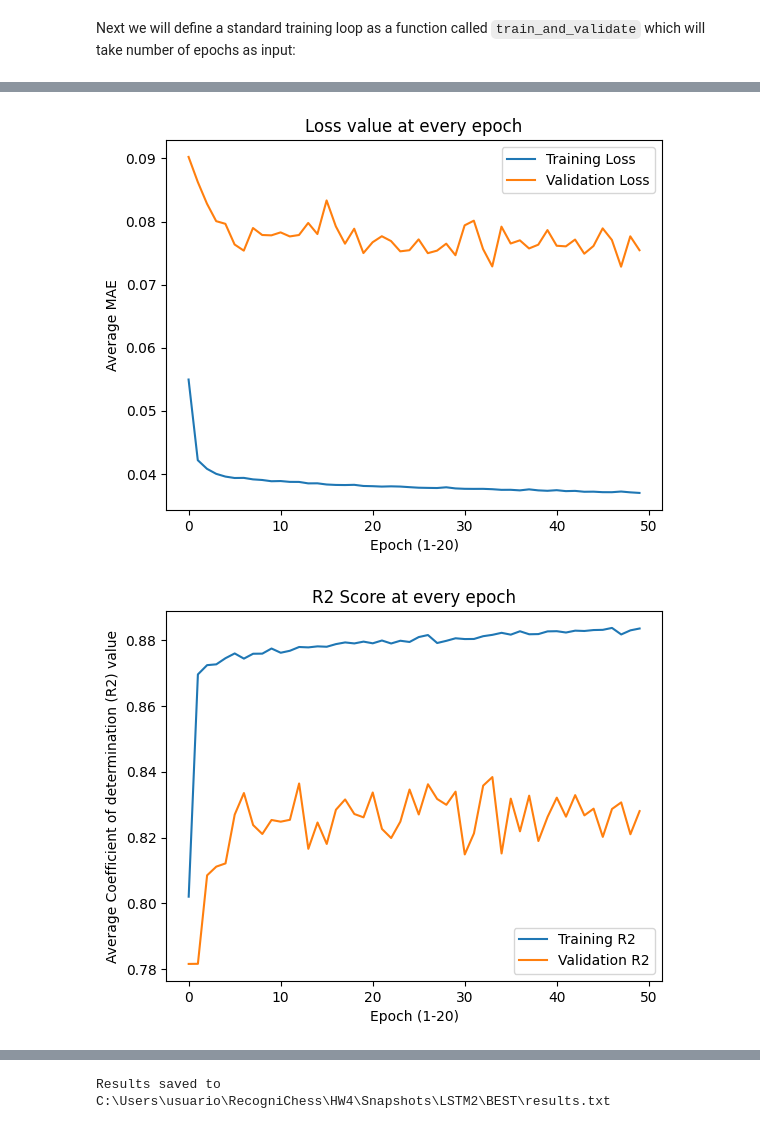
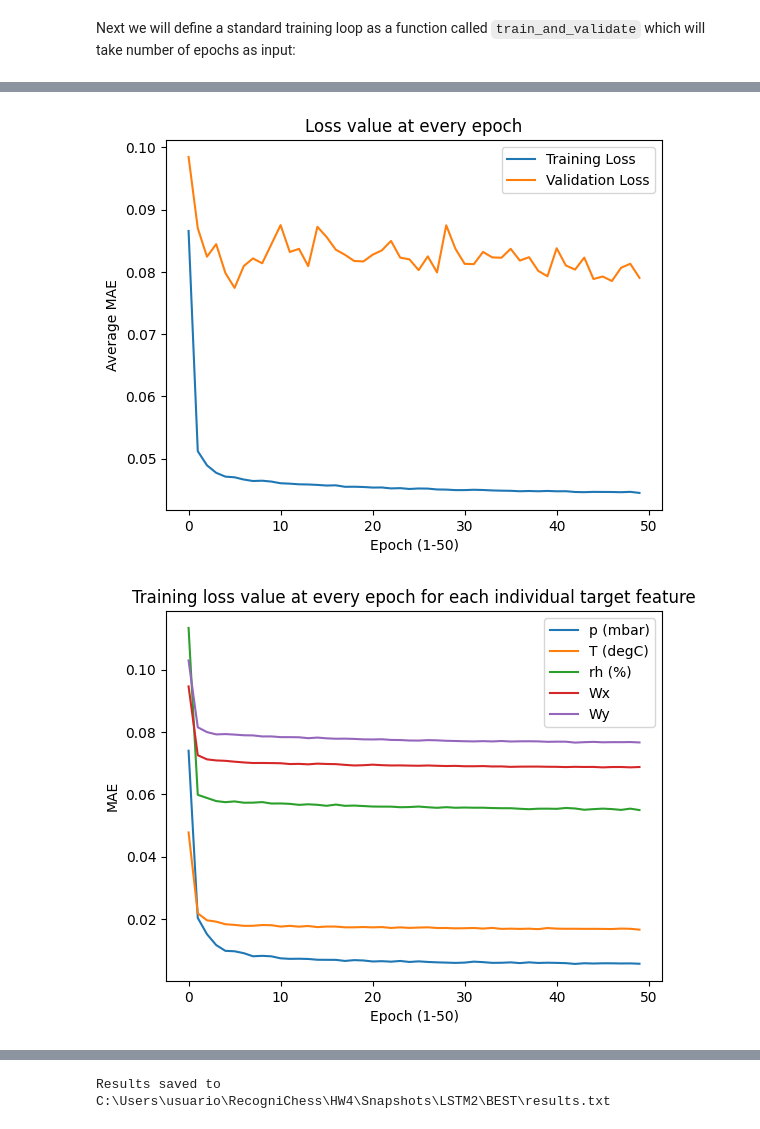
Before and after one commit to OscarBedford/DL_Course, a Jupyter notebook: ECSE552-HW4_Ex2_(LSTM).ipynb, the cells around one changed output, grey strips where cells are left out. Drawn from its saved outputs; the diff is of its cells as text; code cells hidden in the pictures.

```diff
--- a/ECSE552-HW4_Ex2_(LSTM).ipynb
+++ b/ECSE552-HW4_Ex2_(LSTM).ipynb
@@ -797,13 +774,18 @@ def train_and_validate(num_epochs):
 learning_rate = lr
 loss_function = nn.L1Loss()
 num_epochs = 50
-#weight_decay = 1e-3
-optimizer = torch.optim.Adam(model.parameters(), lr=learning_rate) #weight_decay=weight_decay)
+weight_decay = 1e-5
+optimizer = torch.optim.Adam(model.parameters(), lr=learning_rate, weight_decay=weight_decay)
 
 train_losses = []
 val_losses = []
 train_r2s = []
 val_r2s = []
 
+train_mae_ind = []
+val_mae_ind = []
+train_r2_ind = []
+val_r2_ind = []
+
 train_and_validate(num_epochs = num_epochs)
 # %% [output]
@@ -827,31 +809,78 @@ Val R2 Score: 0.828
 # %%
 # We can now plot and save the results
 
+labels = ['p (mbar)', 'T (degC)', 'rh (%)', 'Wx', 'Wy']
+
 # plot the training and validation loss
+plt.figure()
 plt.plot(train_losses, label='Training Loss')
 plt.plot(val_losses, label='Validation Loss')
 plt.legend()
 plt.title('Loss value at every epoch')
-plt.xlabel('Epoch (1-20)')
+plt.xlabel('Epoch (1-50)')
 plt.ylabel('Average MAE')
 
 # save the plot to a local directory
 dir_path = dir_path
 if not os.path.exists(dir_path):
     os.makedirs(dir_path)
-plt.savefig(os.path.join(dir_path, 'loss.png'))
+plt.savefig(os.path.join(dir_path, 'avg_loss.png'))
+
+# plot the training loss curve for each target
+plt.figure()
+plt.plot(train_mae_ind, label='Training Loss')
+plt.legend(labels = labels)
+plt.title('Training loss value at every epoch for each individual target feature')
+plt.xlabel('Epoch (1-50)')
+plt.ylabel('MAE')
+
+# save the plot to a local directory
+plt.savefig(os.path.join(dir_path, 'ind_train_loss.png'))
+
+# plot the validation loss curve for each target
+plt.figure()
+plt.plot(val_mae_ind, label='Validation Loss')
+plt.legend(labels = labels)
+plt.title('Validation loss value at every epoch for each individual target feature')
+plt.xlabel('Epoch (1-50)')
+plt.ylabel('MAE')
+
+# save the plot to a local directory
+plt.savefig(os.path.join(dir_path, 'ind_val_loss.png'))
 
 # plot the training and validation R2 scores
 plt.figure()
 plt.plot(train_r2s, label='Training R2')
 plt.plot(val_r2s, label='Validation R2')
 plt.legend()
 plt.title('R2 Score at every epoch')
-plt.xlabel('Epoch (1-20)')
+plt.xlabel('Epoch (1-50)')
 plt.ylabel('Average Coefficient of determination (R2) value')
 
 # save the plot to a local directory
-plt.savefig(os.path.join(dir_path, 'r2.png'))
+plt.savefig(os.path.join(dir_path, 'avg_r2.png'))
+
+# plot the training loss curve for each target
+plt.figure()
+plt.plot(train_r2_ind, label='Training R2')
+plt.legend(labels = labels)
+plt.title('Training R2 at every epoch for each individual target feature')
+plt.xlabel('Epoch (1-50)')
+plt.ylabel('Coefficient of determination (R2) value')
+
+# save the plot to a local directory
+plt.savefig(os.path.join(dir_path, 'ind_train_r2.png'))
+
+# plot the validation loss curve for each target
+plt.figure()
+plt.plot(val_r2_ind, label='Validation R2')
+plt.legend(labels = labels)
+plt.title('Validation R2 at every epoch for each individual target feature')
+plt.xlabel('Epoch (1-50)')
+plt.ylabel('Coefficient of determination (R2) value')
+
+# save the plot to a local directory
+plt.savefig(os.path.join(dir_path, 'ind_val_r2.png'))
 # %% [output]
-[figure, old version]
+[figure, new version]
-[figure, old version]
+[figure, new version]
```
Also changed, not shown: parts of 15 cells of this notebook, 1 other file.
